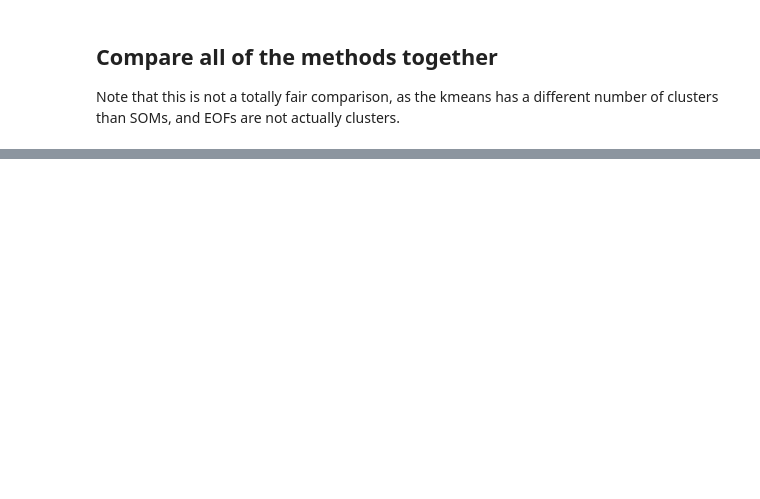
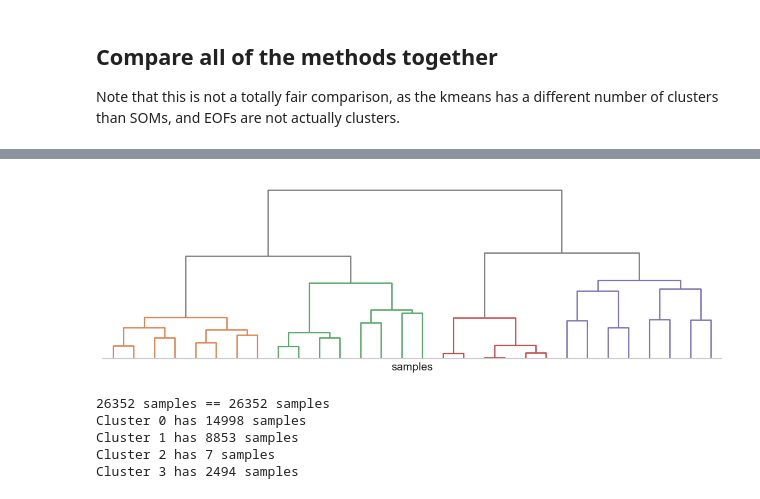
Before and after one commit to eabarnes1010/course_objective_analysis, a Jupyter notebook: code/som_christmanFieldData.ipynb, the cells around one changed output, grey strips where cells are left out. Cells and saved outputs as stored; diff of their text form; code cells hidden in the pictures; blank space fills up the shorter version.

Commit message:
added heirarchical clustering, updated to pandas append, small tweaks.

```diff
--- a/code/som_christmanFieldData.ipynb
+++ b/code/som_christmanFieldData.ipynb
@@ -258,15 +245,15 @@ plt.show()
 ## EOF Analysis
 # %%
 Y = np.copy(data)
-Ymean = np.nanmean(Y,axis = 0)
+Ymean = np.nanmean(Y, axis=0)
 X = Y - Ymean
 
 # standardize the data - call it "Xw"
-Xstd = np.nanstd(X,axis = 0)
-Xw = X/Xstd
+Xstd = np.nanstd(X, axis=0)
+Xw = X / Xstd
 
-C = 1./np.size(Xw,axis = 0)*np.dot(np.transpose(Xw),Xw)
-print('shape of Cov Matrix = ' + str(np.shape(C)))
+C = 1.0 / np.size(Xw, axis=0) * np.dot(np.transpose(Xw), Xw)
+print("shape of Cov Matrix = " + str(np.shape(C)))
 print(C)
 
 # calculate eigenvalues and eigenvectors of C; lam should be 7x1, E should be 7x7
@@ -275,6 +262,6 @@ lam, E = LA.eig(C)
 # sort eigenvalues and vector by the largest to smallest eigenvalues
 i = np.flipud(np.argsort(lam))
 lam = lam[i]
-E = E[:,i]
+E = E[:, i]
 
-pve = 100.*lam/np.sum(lam)
+pve = 100.0 * lam / np.sum(lam)
@@ -366,0 +387,57 @@ plt.show()
+# %%
+from sklearn.cluster import AgglomerativeClustering
+from scipy.cluster import hierarchy
+
+LEVELS = 4
+model_full = []
+model_full = AgglomerativeClustering(
+    n_clusters=None,
+    metric="euclidean",
+    linkage="ward",
+    distance_threshold=0.0,
+    compute_full_tree=True,
+).fit(data)
+
+plt.figure(figsize=(12 * 0.8, 4 * 0.8))
+plot_dendrogram(
+    model_full,
+    # truncate_mode=None,
+    color_threshold=150,
+    truncate_mode="level",
+    p=LEVELS,
+    get_leaves=True,
+    distance_sort=False,
+    above_threshold_color="gray",
+    count_sort=True,
+    leaf_rotation=-90,
+    show_leaf_counts=False,
+    labels=None,
+)
+plt.gca().spines["right"].set_visible(False)
+plt.gca().spines["bottom"].set_visible(True)
+plt.gca().spines["top"].set_visible(False)
+plt.gca().spines["left"].set_visible(False)
+plt.yticks([])
+plt.xticks([])
+plt.xlabel("samples")
+plt.tight_layout()
+# %% [output]
+[figure, added]
+# %%
+model = []
+model = AgglomerativeClustering(
+    n_clusters=LEVELS, metric="euclidean", linkage="ward", distance_threshold=None
+).fit(data)
+n_clusters = len(np.unique(model.labels_))
+classes = model.labels_
+print(f"{classes.shape[0]} samples == {data.shape[0]} samples")
+
+for c in range(n_clusters):
+    i = np.where(classes == c)[0]
+    print(f"Cluster {c} has {len(i)} samples")
+# %% [output]
+26352 samples == 26352 samples
+Cluster 0 has 14998 samples
+Cluster 1 has 8853 samples
+Cluster 2 has 7 samples
+Cluster 3 has 2494 samples
```
Also changed, not shown: parts of 22 cells of this notebook, 1 other file.
